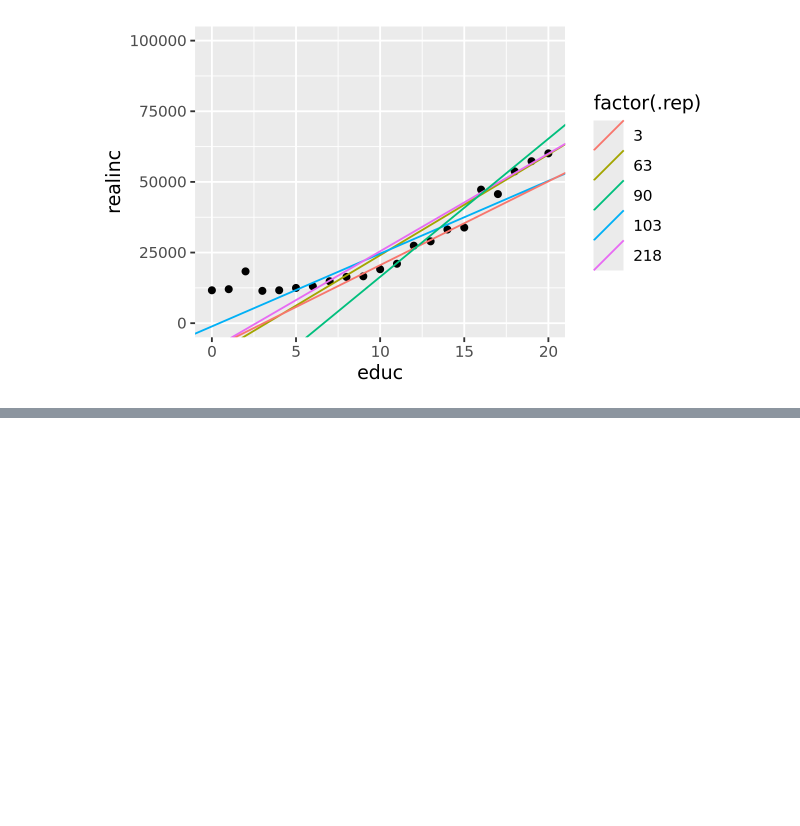
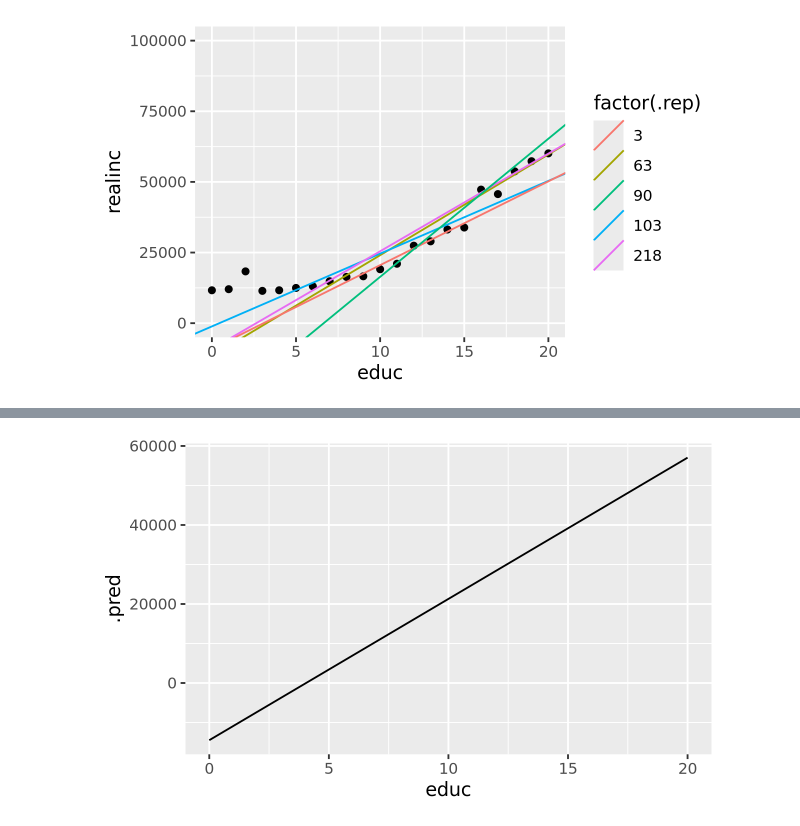
Before and after one commit to chuckpr/codespace, a Jupyter notebook: notebooks/model-basics.ipynb, the cells around one changed output, grey strips where cells are left out. Drawn from its saved outputs; the diff is of its cells as text; code cells hidden in the pictures; blank space fills up the shorter version.

```diff
--- a/notebooks/model-basics.ipynb
+++ b/notebooks/model-basics.ipynb
@@ -128,0 +259,4 @@ Warning message:
+# %%
+predict(mod_fit, gss) |> bind_cols(gss) |>
+ggplot(aes(x = educ, y = .pred)) + geom_line()
+# %% [output]
@@ -128,0 +265 @@ Warning message:
+[figure, added]
```
Also changed, not shown: parts of 20 cells of this notebook.
